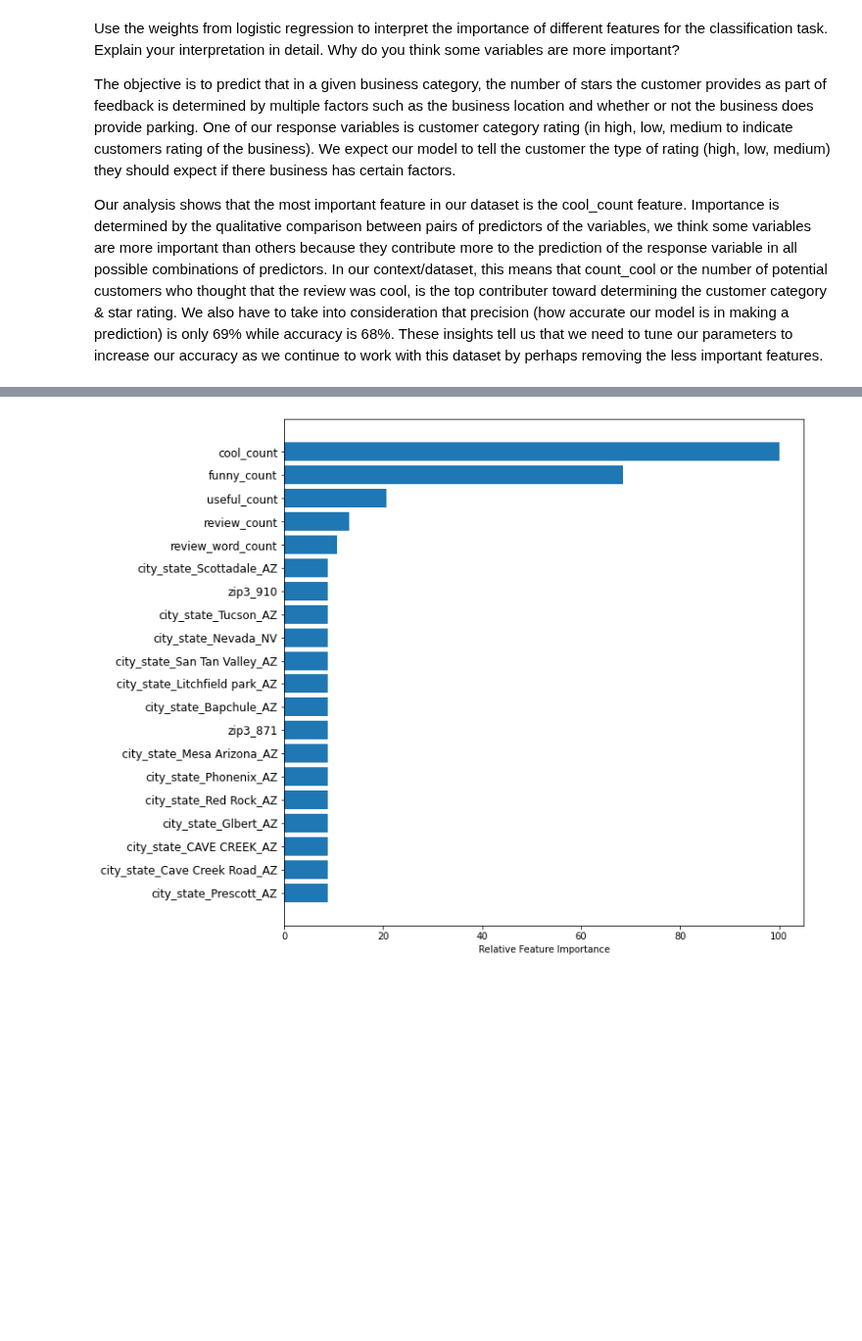
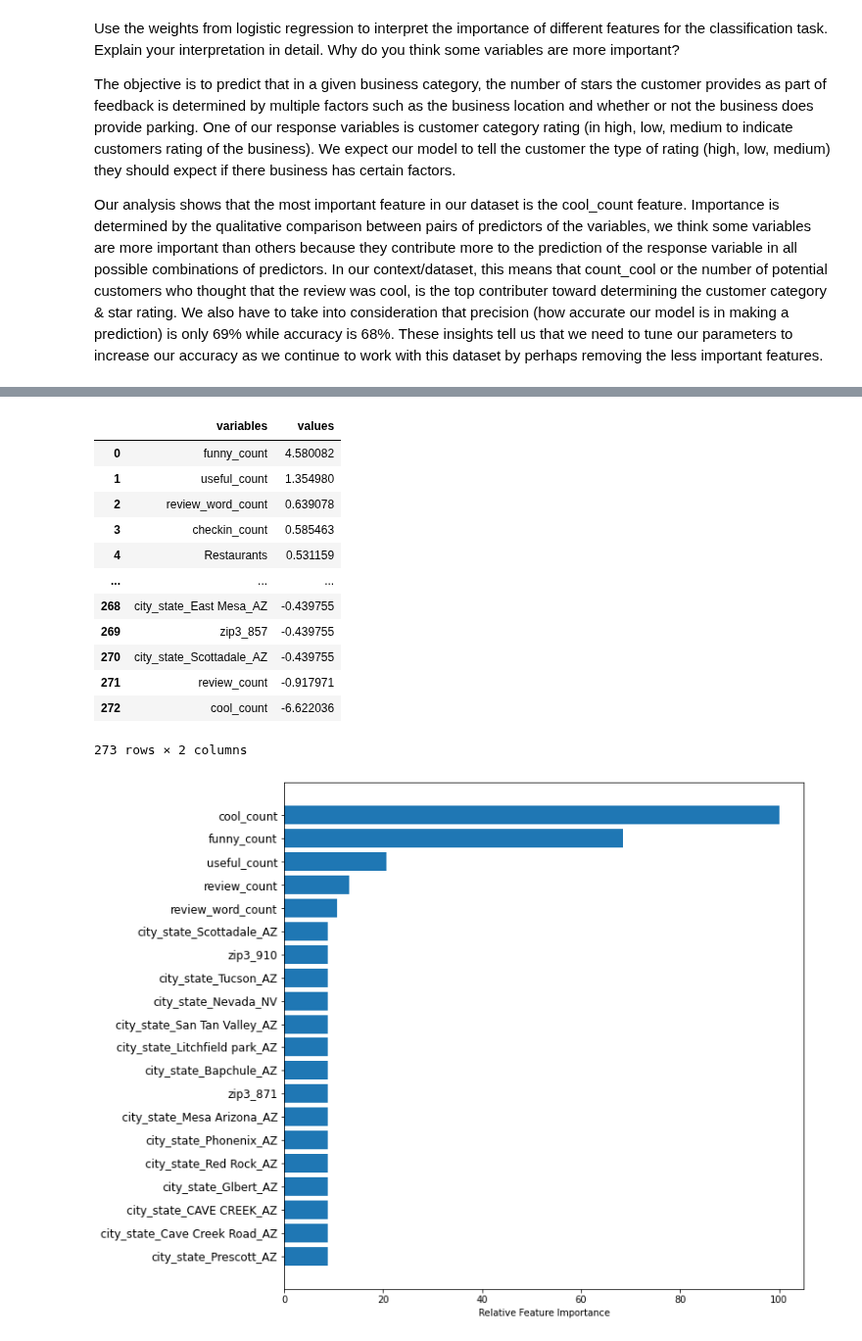
Before and after one commit to rchannewiser/MSDS-machine-learning1-team5, a Jupyter notebook: team5_lab2.ipynb, the cells around one changed output, grey strips where cells are left out. Shown at 98% size. Drawn from its saved outputs; the diff is of its cells as text; code cells hidden in the pictures; blank space fills up the shorter version.

```diff
--- a/team5_lab2.ipynb
+++ b/team5_lab2.ipynb
@@ -235,3 +259,19 @@ plot_importance(logistic_importance,top_n=20)
+# %%
+get_coefficients(svm_sgd_model_final)
+# %% [output]
+|  | variables | values |
+| 0 | funny_count | 4.580082 |
+| 1 | useful_count | 1.354980 |
+| 2 | review_word_count | 0.639078 |
+| 3 | checkin_count | 0.585463 |
+| 4 | Restaurants | 0.531159 |
+| ... | ... | ... |
+| 268 | city_state_East Mesa_AZ | -0.439755 |
+| 269 | zip3_857 | -0.439755 |
+| 270 | city_state_Scottadale_AZ | -0.439755 |
+| 271 | review_count | -0.917971 |
+| 272 | cool_count | -6.622036 |
+273 rows × 2 columns
 # %%
 svm_importance=get_importance(svm_sgd_model_final)
 plot_importance(svm_importance,top_n=20)
```
Also changed, not shown: parts of 2 cells of this notebook.
